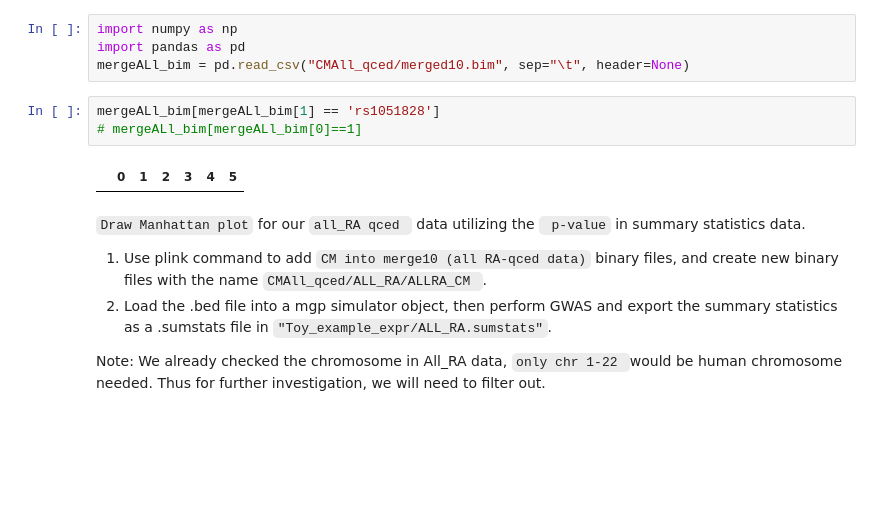
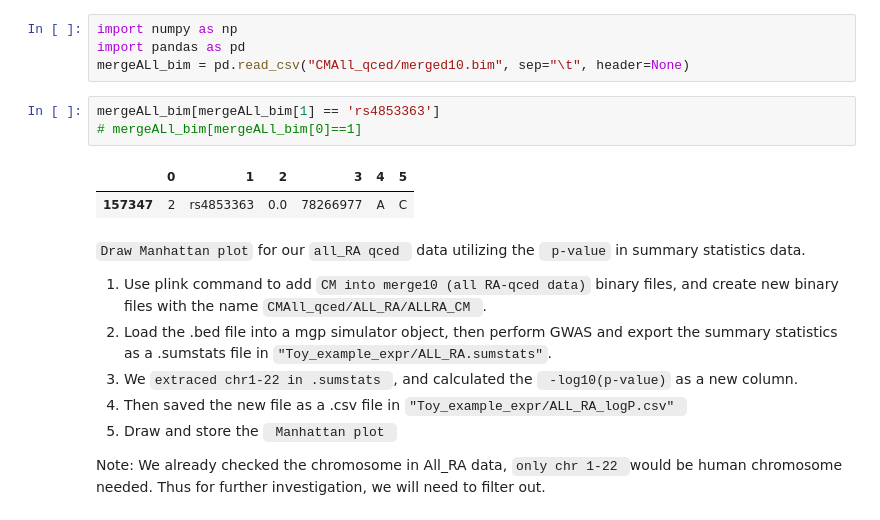
Before and after one commit to Yiqing-Zhu2000/RA_Project, a Jupyter notebook: RA_response_PRS.ipynb, the cells around one changed output. Drawn from its saved outputs; the diff is of its cells as text; blank space fills up the shorter version.

Commit message:
Manhattan plot

```diff
--- a/RA_response_PRS.ipynb
+++ b/RA_response_PRS.ipynb
@@ -748,14 +748,18 @@ import numpy as np
 import pandas as pd
 mergeALl_bim = pd.read_csv("CMAll_qced/merged10.bim", sep="\t", header=None)
 # %%
-mergeALl_bim[mergeALl_bim[1] == 'rs1051828']
+mergeALl_bim[mergeALl_bim[1] == 'rs4853363']
 # mergeALl_bim[mergeALl_bim[0]==1]
 # %% [output]
 |  | 0 | 1 | 2 | 3 | 4 | 5 |
+| 157347 | 2 | rs4853363 | 0.0 | 78266977 | A | C |
 # %% [markdown]
 <code>Draw Manhattan plot</code> for our <code>all_RA qced </code> data utilizing the <code> p-value</code> in summary statistics data.
 
 1. Use plink command to add <code>CM into merge10 (all RA-qced data)</code> binary files, and create new binary files with the name <code>CMAll_qced/ALL_RA/ALLRA_CM </code>.
 2. Load the .bed file into a mgp simulator object, then perform GWAS and export the summary statistics as a .sumstats file in <code>"Toy_example_expr/ALL_RA.sumstats"</code>.
+3. We <code>extraced chr1-22 in .sumstats </code>, and calculated the <code> -log10(p-value)</code> as a new column.
+4. Then saved the new file as a .csv file in <code>"Toy_example_expr/ALL_RA_logP.csv" </code>
+5. Draw and store the <code> Manhattan plot </code>
 
 Note: We already checked the chromosome in All_RA data, <code>only chr 1-22 </code>would be human chromosome needed. Thus for further investigation, we will need to filter out.
```
Also changed, not shown: parts of 6 cells of this notebook.
